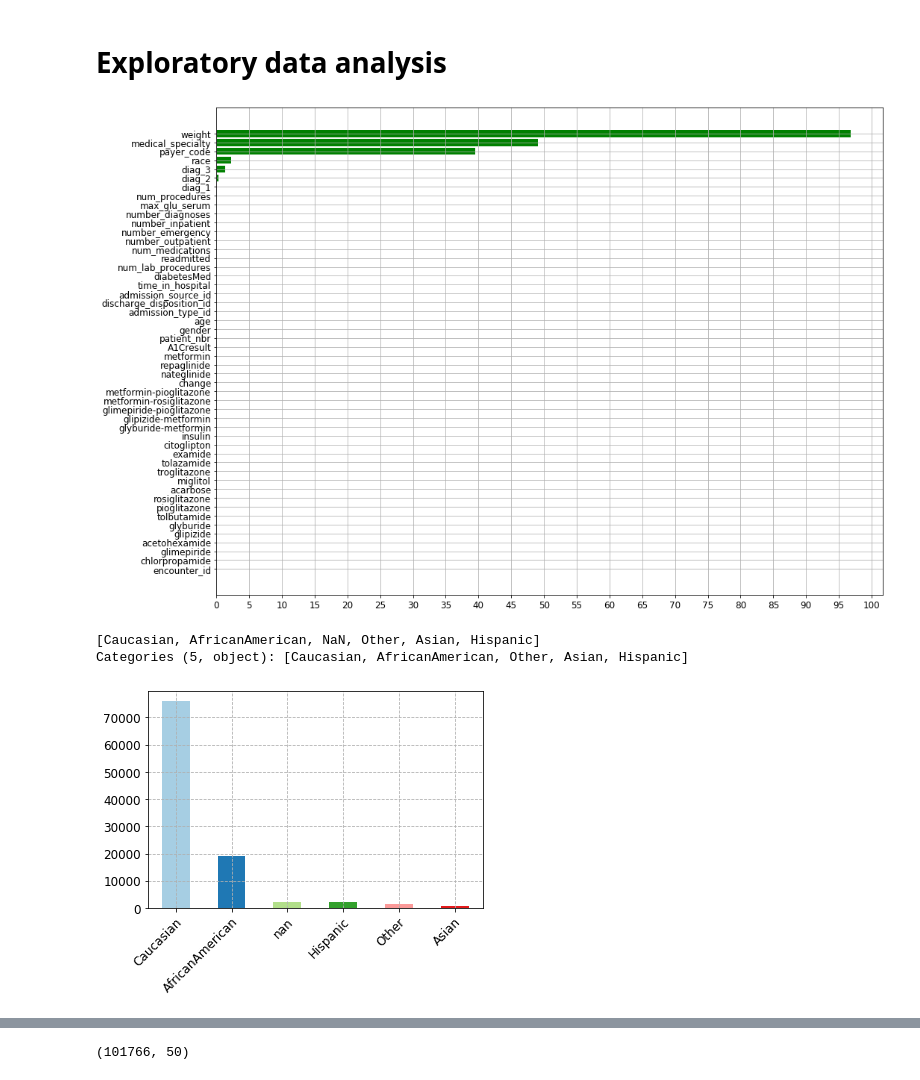
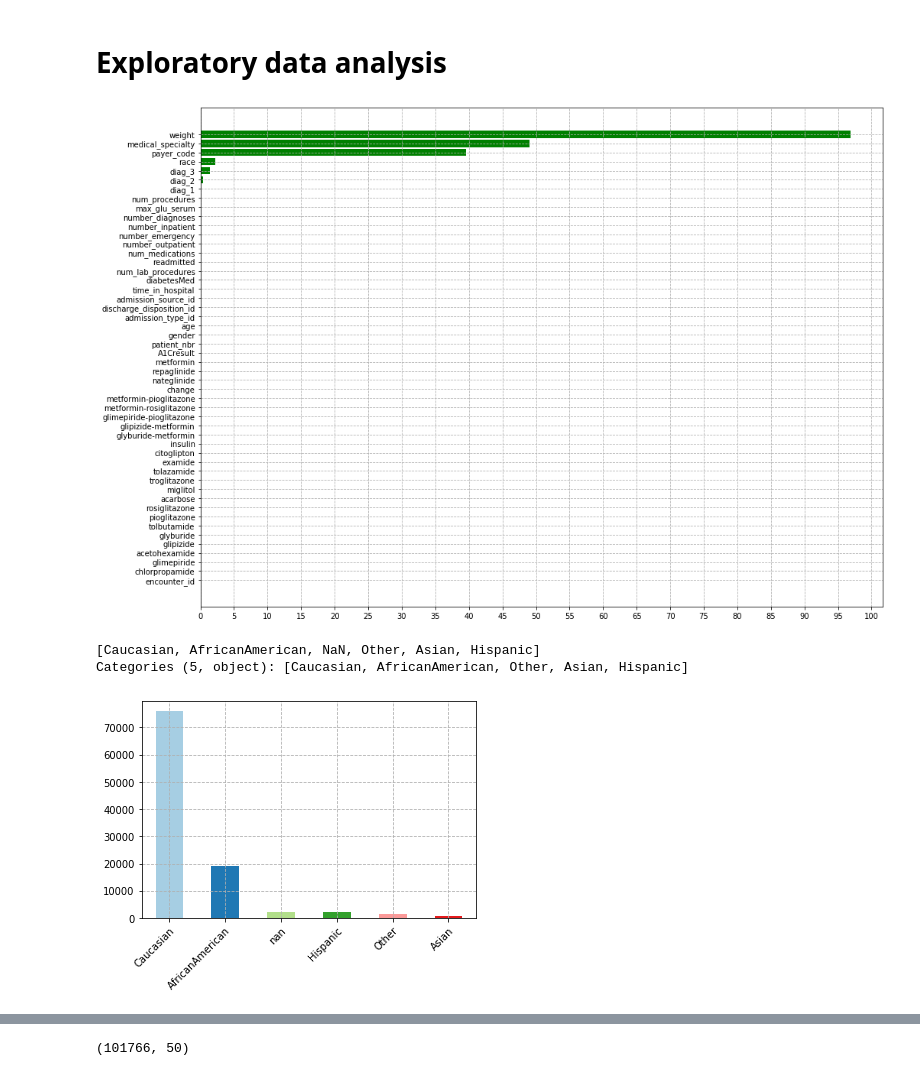
Before and after one commit to capac/kaggle-notebooks, a Jupyter notebook: diabetes-in-130-US-hospitals/1-data-preparation.ipynb, the cells around one changed output, grey strips where cells are left out. Saved outputs shown, nothing was run; the diff lists cells and outputs as text; code cells hidden in the pictures.

```diff
--- a/diabetes-in-130-US-hospitals/1-data-preparation.ipynb
+++ b/diabetes-in-130-US-hospitals/1-data-preparation.ipynb
@@ -22,7 +22,6 @@ More information can be found at the [Diabetes 130-US hospitals for years 1999-2
 import numpy as np
 import pandas as pd
 import matplotlib.pyplot as plt
-plt.style.use('notebook')
 %matplotlib notebook
 # %%
 pd.set_option('display.max_columns', None)
@@ -104,10 +103,10 @@ missing_df = missing_values.reset_index().rename(columns={'index': 'features', 0
 # %%
 fig, axes = plt.subplots(figsize=(16, 12))
 axes.barh(missing_df['features'], missing_df['values'], color='g')
 plt.xticks(np.linspace(0, 100, 21))
-plt.grid(True);
+plt.grid(True, linestyle='--');
 # %% [output]
-[figure, old version]
+[figure, new version]
 # %%
 df['race'].unique()
 # %% [output]
@@ -119,7 +118,7 @@ ax = race_sorted_df.plot(kind='bar', color=plt.cm.Paired.colors)
 plt.setp(ax.get_xticklabels(), ha="right", rotation_mode="anchor", rotation=45)
 plt.grid(True, linestyle='--');
 # %% [output]
-[figure, old version]
+[figure, new version]
 # %%
 race_sorted_df = df['gender'].value_counts(dropna=False)
 ax = race_sorted_df.plot(kind='bar', color=plt.cm.Paired.colors)
```
Also changed, not shown: parts of 9 cells of this notebook.
